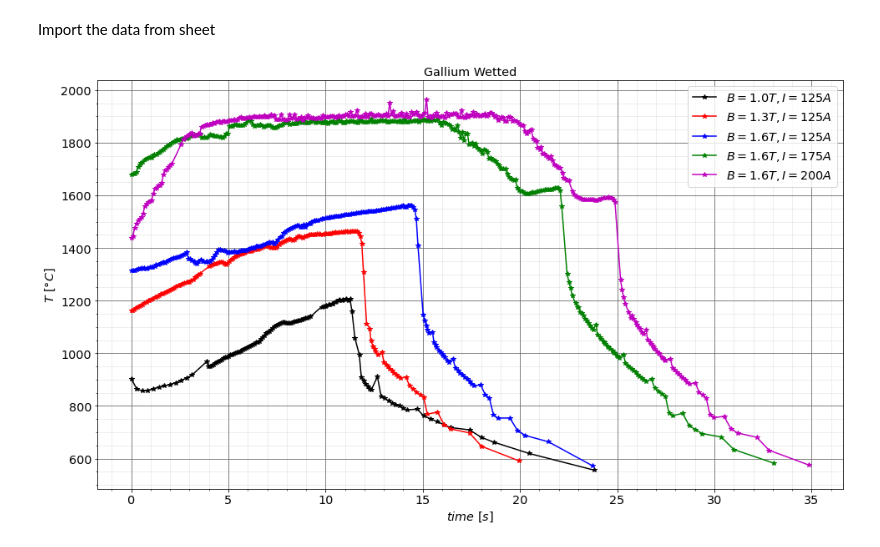
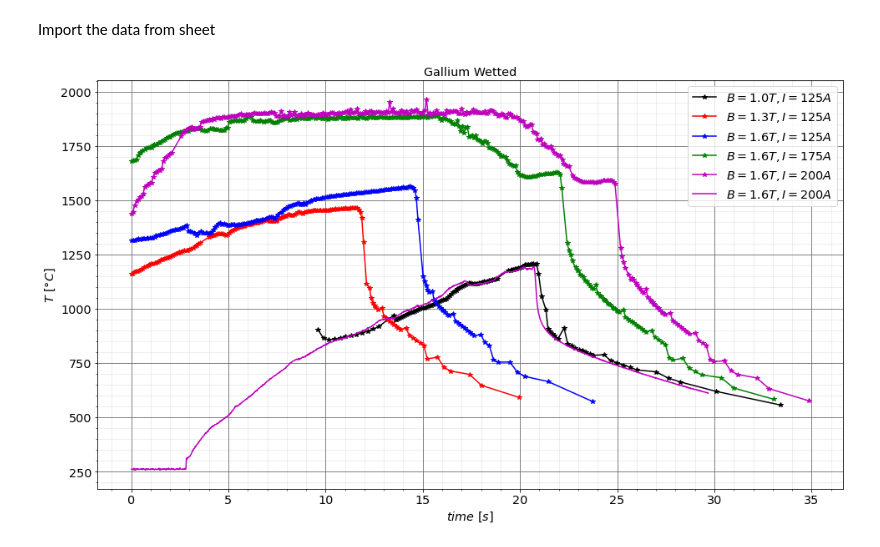
Before and after one commit to mmorbey/Gallium-Experiments, a Jupyter notebook: Pyrometer.ipynb, the cells around one changed output. Saved outputs shown, nothing was run; the diff lists cells and outputs as text; code cells hidden in the pictures.

Commit message:
time instead of frame

```diff
--- a/Pyrometer.ipynb
+++ b/Pyrometer.ipynb
@@ -35,31 +35,42 @@ def expr(i):
     time_int2= [time_int.iloc[ii].total_seconds() for ii in range(len(time_int))]
     Exp = Exp.assign(t=time_int2)
     return Exp
+# %%
+dfIR=pd.read_csv("IR16.txt", delimiter = "\t")   #Import the experimental data
+dfIR['(frames)']=dfIR['(frames)']*20*0.001
+dfIR=dfIR.rename(columns={'(frames)': 't', "1 Max  (°C)":'temp' })
+dfIR
+dfIR.t
+timdiff= dfIR.t.iloc[dfIR.temp.idxmax()]- expr(13).t.loc[expr(13).temp.idxmax()]
+timdiff
+expr(13).t=expr(13).t-timdiff
 # %%
 fig,ax=pylab.subplots()
-ax.plot(expr(13).t,expr(13).temp, 'k*-' ,label='$B=1.0T,I=125A$')
+ax.plot(expr(13).t+timdiff,expr(13).temp, 'k*-' ,label='$B=1.0T,I=125A$')
 ax.plot(expr(16).t,expr(16).temp, 'r*-' ,label='$B=1.3T,I=125A$')
 ax.plot(expr(19).t,expr(19).temp, 'b*-' ,label='$B=1.6T,I=125A$')
 ax.plot(expr(20).t,expr(20).temp, 'g*-' ,label='$B=1.6T,I=175A$')
 ax.plot(expr(21).t,expr(21).temp, 'm*-' ,label='$B=1.6T,I=200A$')
+ax.plot(dfIR.t,dfIR.temp, 'm-' ,label='$B=1.6T,I=200A$')
+
 legend()
 xlabel('$time$ $[s]$')
 ylabel('$T$ $[\degree C]$')
 ax.yaxis.label.set_color('black')
 grid(b=True, which='major', color='#666666')
 minorticks_on()
 grid(b=True, which='minor', color='#999999', alpha=0.2)
 #ylim(0,1200)
 #ax2=ax.twinx()
 #ax2.plot(t_exp1,Exp1.tol, 'r*-')
 #ylabel('Tolerance $[\degree C]$')
 #ax2.yaxis.label.set_color('red')
 #ylim(0,50)
 title('Gallium Wetted')
 #savefig('Ga_wetted.png', dpi=1000)
 show()
 # %% [output]
-[figure, old version]
+[figure, new version]
 # %%
 fig,ax=pylab.subplots()
 ax.plot(expr(14).t,expr(14).temp, 'k*-' ,label='$B=1.0T,I=125A$')
```
Also changed, not shown: parts of 4 cells of this notebook, 1 other file.
